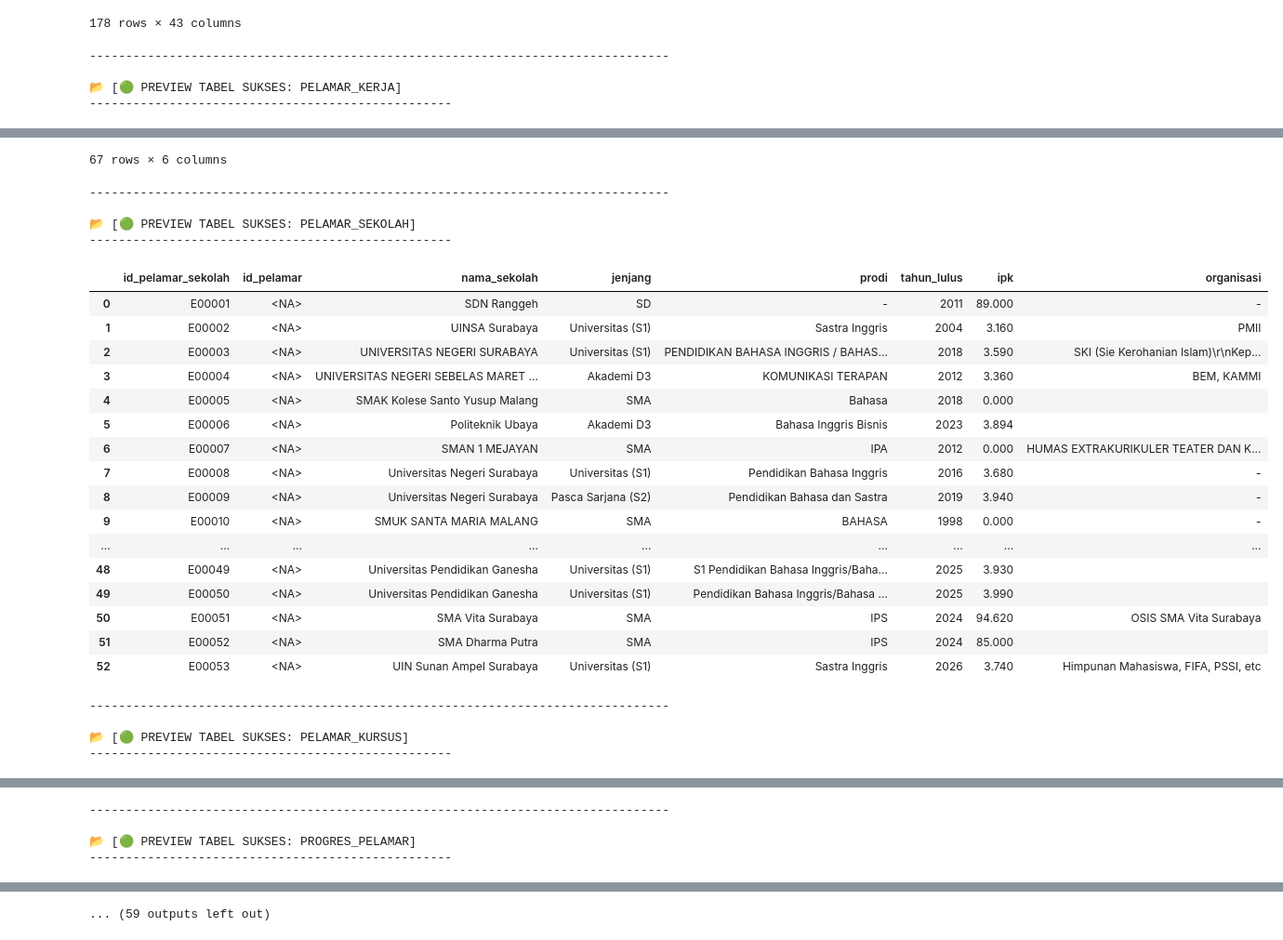
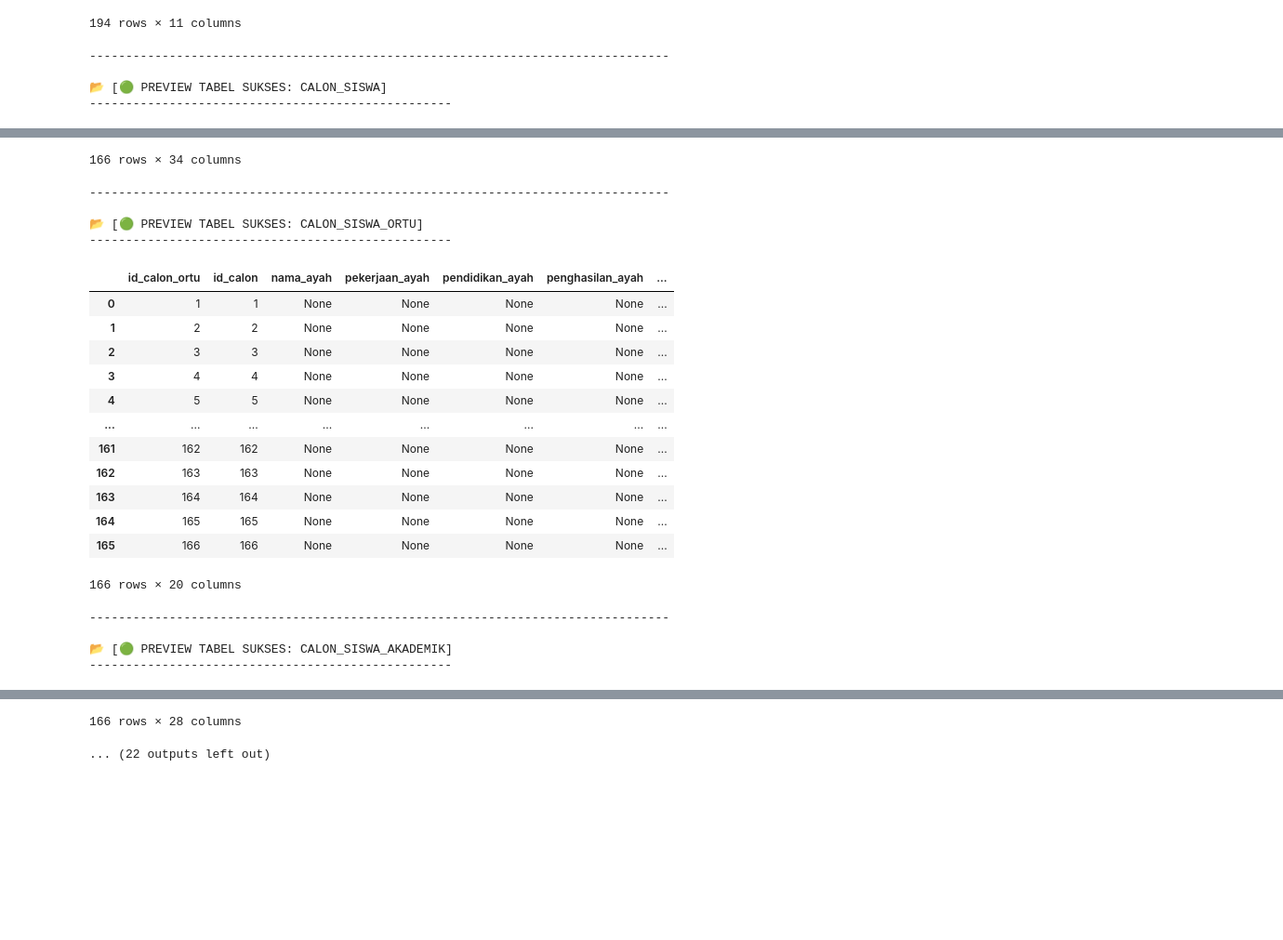
Before and after one commit to umamhaniff/DB_Migration_Leap, a Jupyter notebook: fase_3/insert_handler.ipynb, the cells around one changed output, grey strips where cells are left out. Shown at 93% size. Cells and saved outputs as stored; diff of their text form; code cells hidden in the pictures; blank space fills up the shorter version.

Commit message:
masukin data

```diff
--- a/fase_3/insert_handler.ipynb
+++ b/fase_3/insert_handler.ipynb
@@ -120,4 +110,26 @@ tables_to_insert_ordered = [
 ]
+# %%
+# ================================================================================
+# TAHAP 2: ATUR URUTAN STRATEGIS SALING SILANG (CIMUT, AFRIDA, & HANIF)
+# ================================================================================
+# Susunan di bawah ini diatur ketat lintas personel agar Foreign Key aman masuk ke MySQL!
+tables_to_insert_ordered_3 = [
+    # --- BLOK C: MARKETING & ADMISI CALON SISWA (Karya Cimut) ---
+    'kontak_prospek',           # Database mentah leads / prospek marketing
+    'calon_siswa',              # Formulir profil utama calon siswa baru
+    'calon_siswa_ortu',         # Data wali / orang tua calon siswa
+    'calon_siswa_akademik',     # Riwayat background akademik calon siswa
+    'calon_siswa_bayar',        # Log transaksi pembayaran formulir/DP awal
+    'calon_siswa_jadwal',       # Plotting jadwal tes/interview calon siswa
+    'calon_siswa_kursus',       # Pilihan program kursus yang diminati calon siswa
+    'calon_siswa_proses',       # Jalur perkembangan dokumen admisinya
+    'calon_siswa_status_logs',  # Log perubahan status akhir (Diterima/Ditolak/Pending)
+
+    # --- BLOK D: LOGISTIK & OPERASIONAL INTERNAL (Karya Cimut) ---
+    'pengadaan',                # Form pengajuan belanja/pengadaan aset barang
+    'peminjaman',               # Log pinjam pakai sarana prasarana oleh staff
+    'problem'                   # Log laporan kerusakan/kendala teknis fasilitas
+]
 # %%
 import pandas as pd
 import datetime
@@ -259,7 +291,7 @@ results_fase_3 = insert_data_with_preview_and_skip_v2(
     db_connection=db_future,
     cursor=cursor_future,
     tables_data=all_fase_3_data,
-    ordered_list=tables_to_insert_ordered
+    ordered_list=tables_to_insert_ordered_3
 )
 # %% [output]
 ================================================================================
@@ -294,5 +326,5 @@ results_fase_3 = insert_data_with_preview_and_skip_v2(
-178 rows × 43 columns
+194 rows × 11 columns
 --------------------------------------------------------------------------------
 
-📂 [🟢 PREVIEW TABEL SUKSES: PELAMAR_KERJA]
+📂 [🟢 PREVIEW TABEL SUKSES: CALON_SISWA]
 --------------------------------------------------
@@ -311,26 +343,22 @@ results_fase_3 = insert_data_with_preview_and_skip_v2(
-67 rows × 6 columns
+166 rows × 34 columns
 --------------------------------------------------------------------------------
 
-📂 [🟢 PREVIEW TABEL SUKSES: PELAMAR_SEKOLAH]
+📂 [🟢 PREVIEW TABEL SUKSES: CALON_SISWA_ORTU]
 --------------------------------------------------
-|  | id_pelamar_sekolah | id_pelamar | nama_sekolah | jenjang | prodi | tahun_lulus | ipk | organisasi |
-| 0 | E00001 | <NA> | SDN Ranggeh | SD | - | 2011 | 89.000 | - |
-| 1 | E00002 | <NA> | UINSA Surabaya | Universitas (S1) | Sastra Inggris | 2004 | 3.160 | PMII |
-| 2 | E00003 | <NA> | UNIVERSITAS NEGERI SURABAYA | Universitas (S1) | PENDIDIKAN BAHASA INGGRIS / BAHAS... | 2018 | 3.590 | SKI (Sie Kerohanian Islam)\r\nKep... |
-| 3 | E00004 | <NA> | UNIVERSITAS NEGERI SEBELAS MARET ... | Akademi D3 | KOMUNIKASI TERAPAN | 2012 | 3.360 | BEM, KAMMI |
-| 4 | E00005 | <NA> | SMAK Kolese Santo Yusup Malang | SMA | Bahasa | 2018 | 0.000 |  |
-| 5 | E00006 | <NA> | Politeknik Ubaya | Akademi D3 | Bahasa Inggris Bisnis | 2023 | 3.894 |  |
-| 6 | E00007 | <NA> | SMAN 1 MEJAYAN | SMA | IPA | 2012 | 0.000 | HUMAS EXTRAKURIKULER TEATER DAN K... |
-| 7 | E00008 | <NA> | Universitas Negeri Surabaya | Universitas (S1) | Pendidikan Bahasa Inggris | 2016 | 3.680 | - |
-| 8 | E00009 | <NA> | Universitas Negeri Surabaya | Pasca Sarjana (S2) | Pendidikan Bahasa dan Sastra | 2019 | 3.940 | - |
-| 9 | E00010 | <NA> | SMUK SANTA MARIA MALANG | SMA | BAHASA | 1998 | 0.000 | - |
-| ... | ... | ... | ... | ... | ... | ... | ... | ... |
-| 48 | E00049 | <NA> | Universitas Pendidikan Ganesha | Universitas (S1) | S1 Pendidikan Bahasa Inggris/Baha... | 2025 | 3.930 |  |
-| 49 | E00050 | <NA> | Universitas Pendidikan Ganesha | Universitas (S1) | Pendidikan Bahasa Inggris/Bahasa ... | 2025 | 3.990 |  |
-| 50 | E00051 | <NA> | SMA Vita Surabaya | SMA | IPS | 2024 | 94.620 | OSIS SMA Vita Surabaya |
-| 51 | E00052 | <NA> | SMA Dharma Putra | SMA | IPS | 2024 | 85.000 |  |
-| 52 | E00053 | <NA> | UIN Sunan Ampel Surabaya | Universitas (S1) | Sastra Inggris | 2026 | 3.740 | Himpunan Mahasiswa, FIFA, PSSI, etc |
+|  | id_calon_ortu | id_calon | nama_ayah | pekerjaan_ayah | pendidikan_ayah | penghasilan_ayah | ... |
+| 0 | 1 | 1 | None | None | None | None | ... |
+| 1 | 2 | 2 | None | None | None | None | ... |
+| 2 | 3 | 3 | None | None | None | None | ... |
+| 3 | 4 | 4 | None | None | None | None | ... |
+| 4 | 5 | 5 | None | None | None | None | ... |
+| ... | ... | ... | ... | ... | ... | ... | ... |
+| 161 | 162 | 162 | None | None | None | None | ... |
+| 162 | 163 | 163 | None | None | None | None | ... |
+| 163 | 164 | 164 | None | None | None | None | ... |
+| 164 | 165 | 165 | None | None | None | None | ... |
+| 165 | 166 | 166 | None | None | None | None | ... |
---------------------------------------------------------------------------------
-
-📂 [🟢 PREVIEW TABEL SUKSES: PELAMAR_KURSUS]
---------------------------------------------------
+166 rows × 20 columns
+--------------------------------------------------------------------------------
+
+📂 [🟢 PREVIEW TABEL SUKSES: CALON_SISWA_AKADEMIK]
+--------------------------------------------------
@@ -354,4 +376,0 @@ results_fase_3 = insert_data_with_preview_and_skip_v2(
---------------------------------------------------------------------------------
-
-📂 [🟢 PREVIEW TABEL SUKSES: PROGRES_PELAMAR]
---------------------------------------------------
@@ -370,4 +377,5 @@ results_fase_3 = insert_data_with_preview_and_skip_v2(
-... (59 outputs left out)
+166 rows × 28 columns
+... (22 outputs left out)
 # %%
 # print("================================================================================")
 # print(" 🧹 MEMULAI PROSES TRUNCATE DATA GLOBAL - FASE 3 (SISTEM RINGKASAN ATAS) 🧹 ")
```
Also changed, not shown: parts of 7 cells of this notebook, 27 other files.
